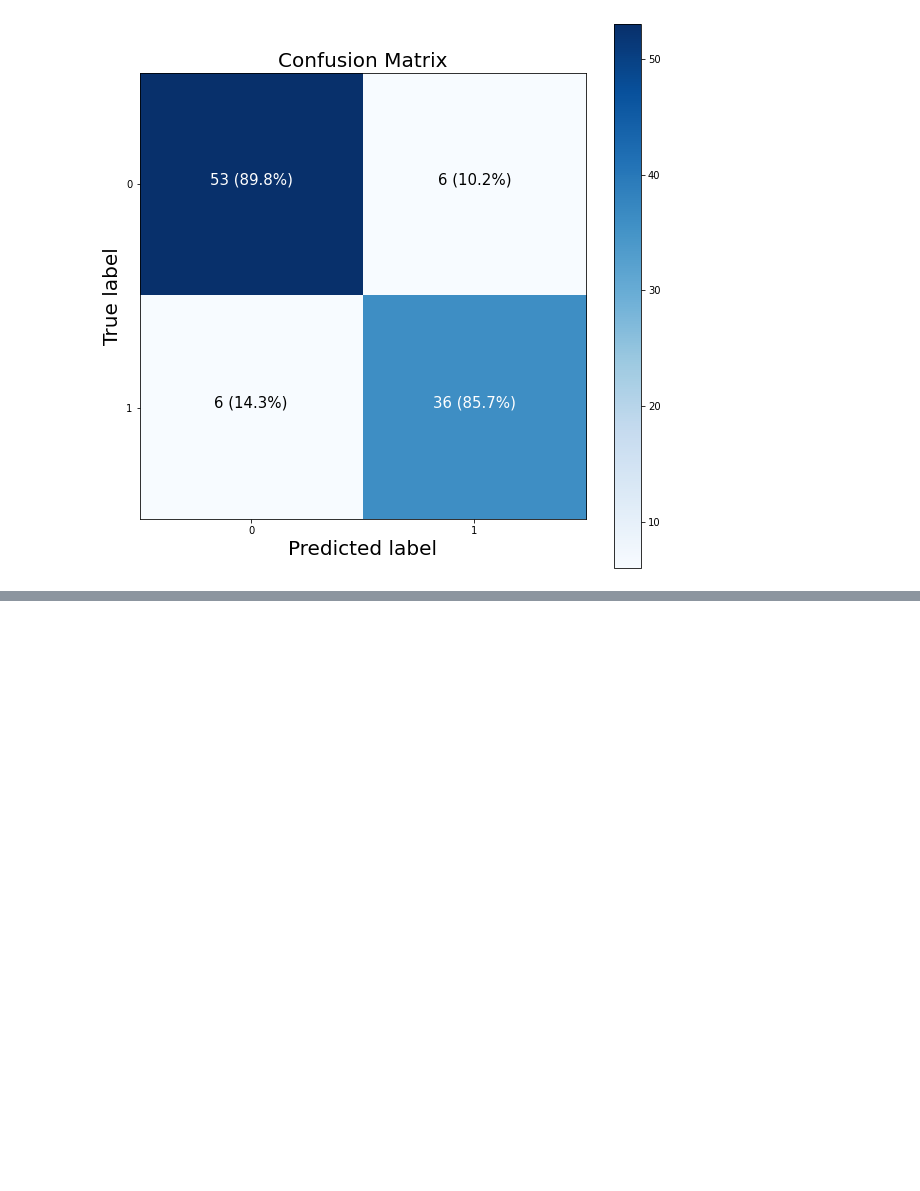
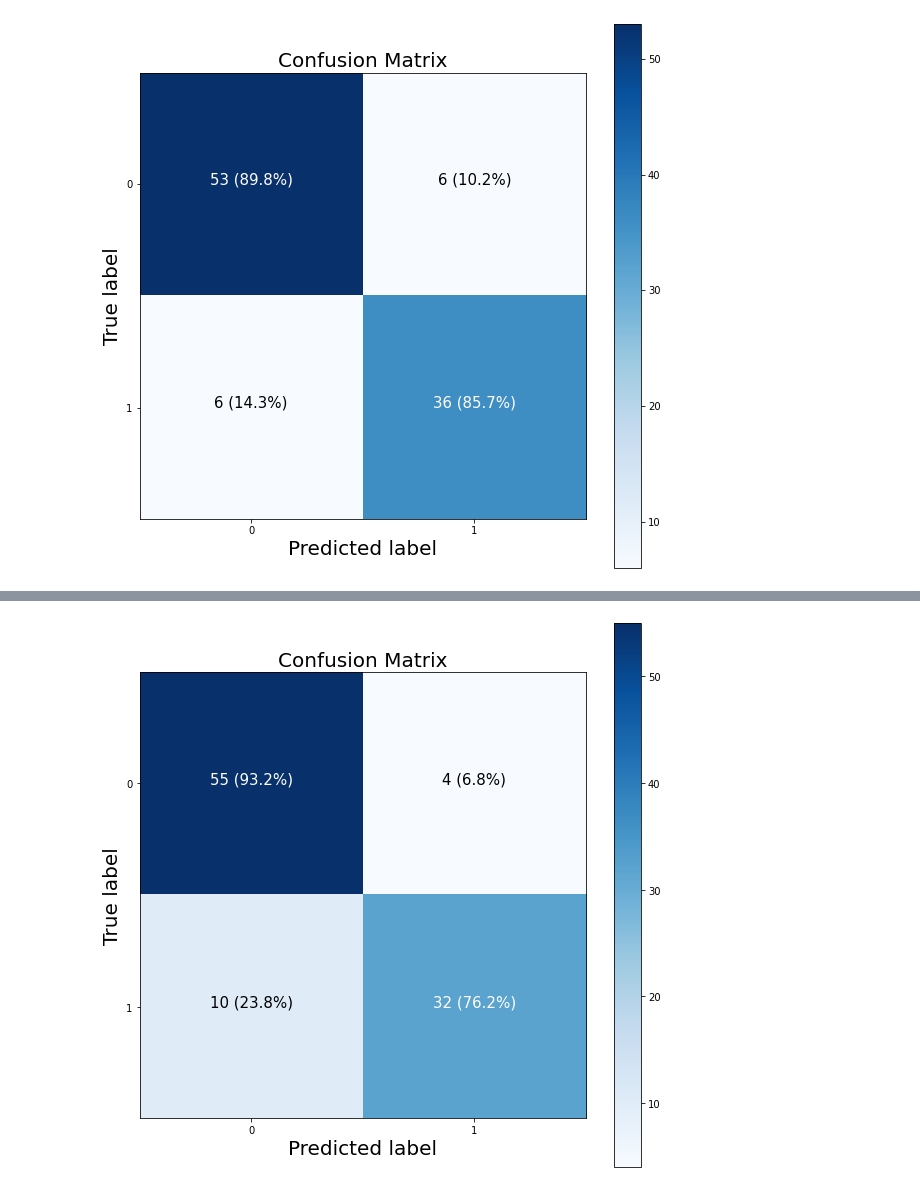
Before and after one commit to hrhampapura/SolarFarmPrediction, a Jupyter notebook: ml_code/Model_Building_Solar_Farm.ipynb, the cells around one changed output, grey strips where cells are left out. Cells and saved outputs as stored; diff of their text form; code cells hidden in the pictures; blank space fills up the shorter version.

```diff
--- a/ml_code/Model_Building_Solar_Farm.ipynb
+++ b/ml_code/Model_Building_Solar_Farm.ipynb
@@ -479,0 +538,4 @@ plot_confusion_matrix(y_test, y_pred_test_svm)
+# %%
+plot_confusion_matrix(y_test, y_pred_test_rf)
+# %% [output]
+[figure, added]
```
Also changed, not shown: parts of 18 cells of this notebook.
